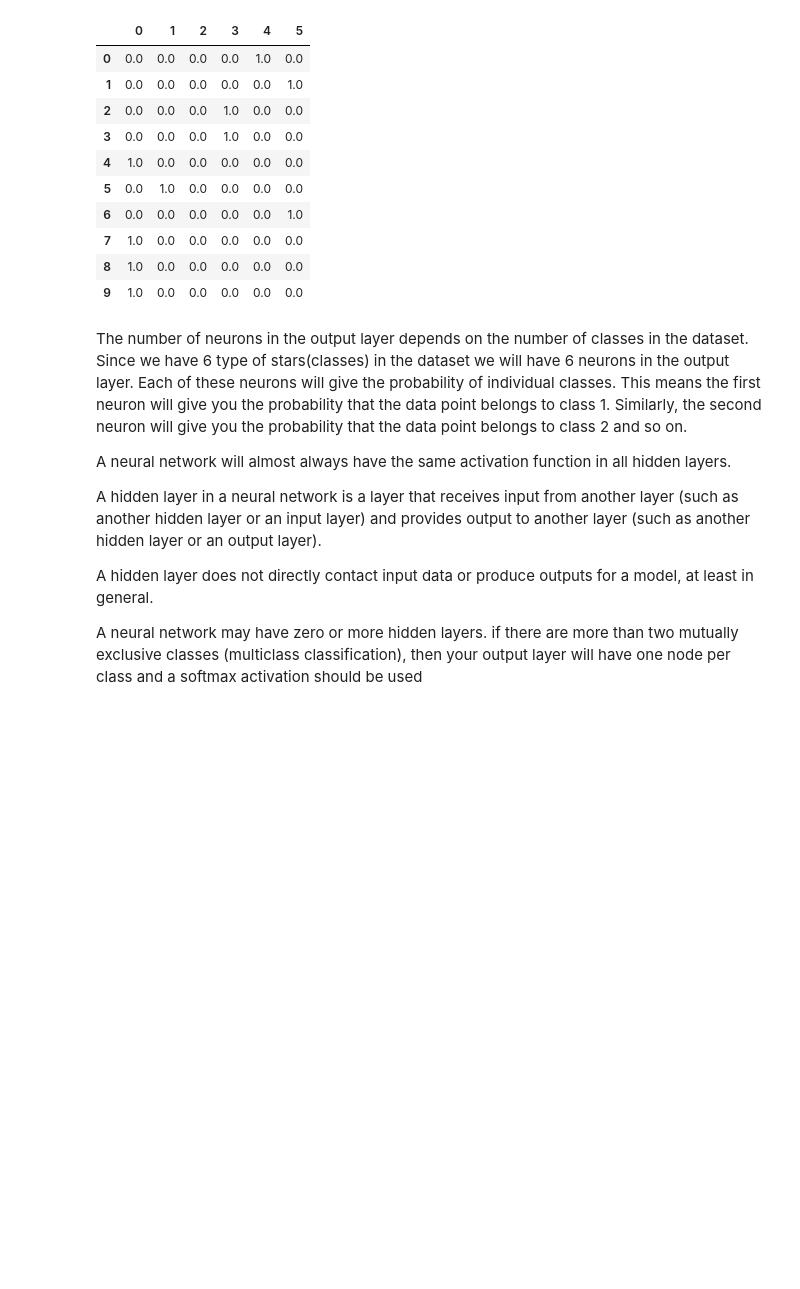
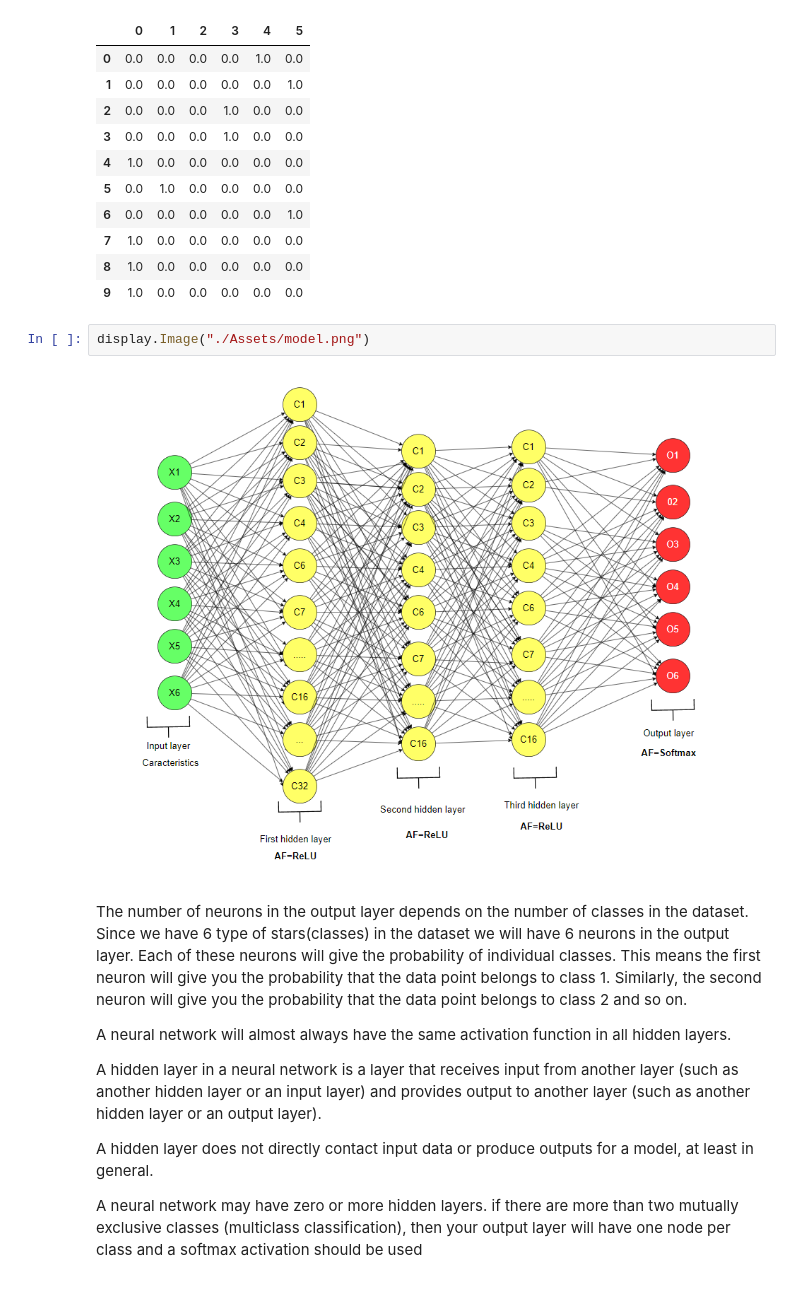
Before and after one commit to SebastianLazarte/Practice-7-IA, a Jupyter notebook: Star Types.ipynb, the cells around one changed output. Cells and saved outputs as stored; diff of their text form; blank space fills up the shorter version.

Commit message:
Add image

```diff
--- a/Star Types.ipynb
+++ b/Star Types.ipynb
@@ -248,6 +249,10 @@ target
 | 7 | 1.0 | 0.0 | 0.0 | 0.0 | 0.0 | 0.0 |
 | 8 | 1.0 | 0.0 | 0.0 | 0.0 | 0.0 | 0.0 |
 | 9 | 1.0 | 0.0 | 0.0 | 0.0 | 0.0 | 0.0 |
+# %%
+display.Image("./Assets/model.png")
+# %% [output]
+[figure, added]
 # %% [markdown]
 
 
```
Also changed, not shown: parts of 13 cells of this notebook.
